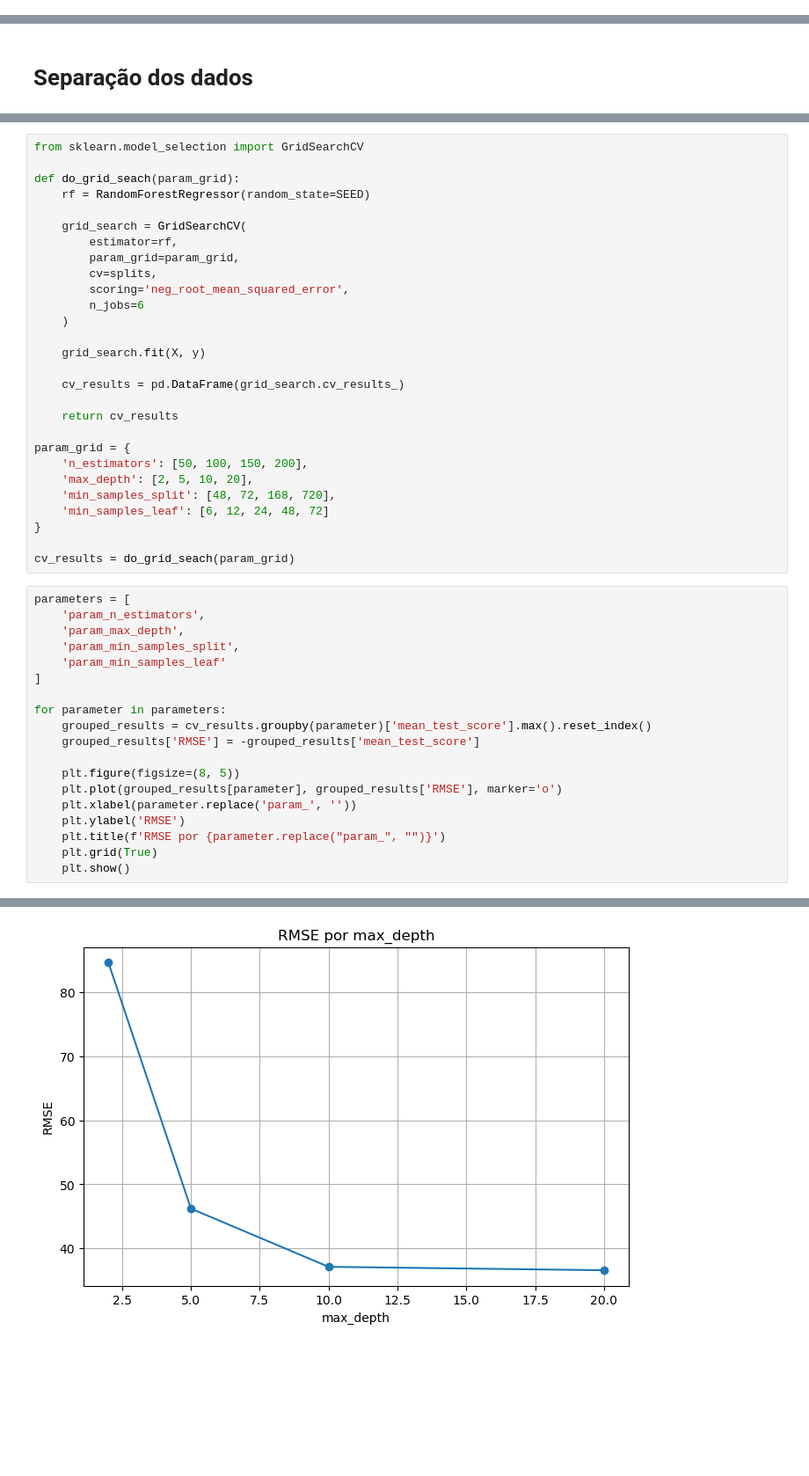
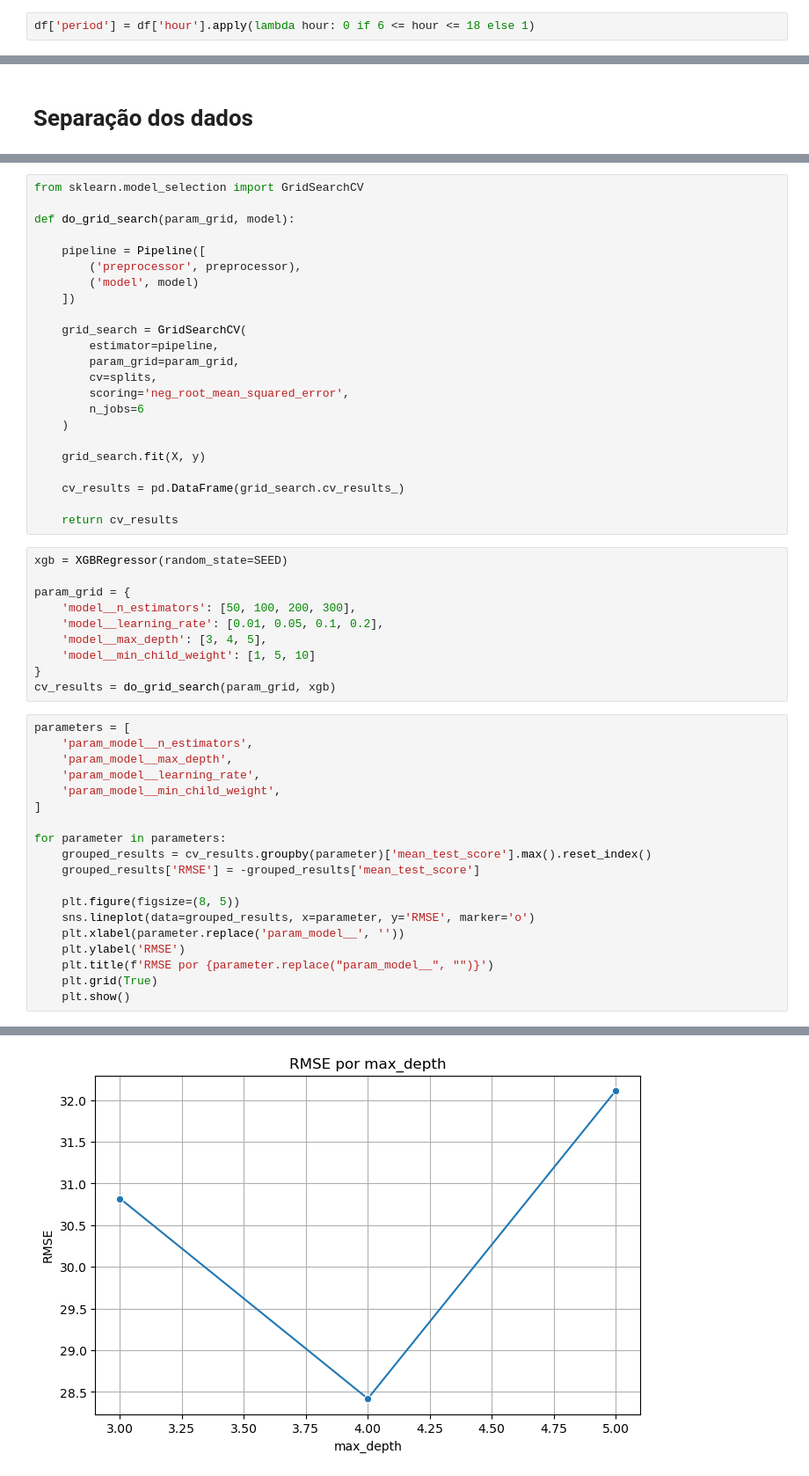
Before and after one commit to igao01/ds_bike_sharing, a Jupyter notebook: notebooks/04_feature engineering.ipynb, the cells around one changed output, grey strips where cells are left out. Shown at 88% size. Saved outputs shown, nothing was run; the diff lists cells and outputs as text; blank space fills up the shorter version.

Commit message:
Modelo final selecionado

```diff
--- a/notebooks/04_feature engineering.ipynb
+++ b/notebooks/04_feature engineering.ipynb
@@ -39,0 +29,2 @@ Essa análise será utilizada como referência para avaliar uma versão mais enx
+# %%
+df['period'] = df['hour'].apply(lambda hour: 0 if 6 <= hour <= 18 else 1)
@@ -170,11 +246,15 @@ A configuração selecionada foi composta por `n_estimators=100`, `max_depth=10`
 # %%
 from sklearn.model_selection import GridSearchCV
 
-def do_grid_seach(param_grid):
-    rf = RandomForestRegressor(random_state=SEED)
+def do_grid_search(param_grid, model):
+
+    pipeline = Pipeline([
+        ('preprocessor', preprocessor),
+        ('model', model)
+    ])
 
     grid_search = GridSearchCV(
-        estimator=rf,
+        estimator=pipeline,
         param_grid=param_grid,
         cv=splits,
         scoring='neg_root_mean_squared_error',
@@ -186,21 +266,22 @@ def do_grid_seach(param_grid):
     cv_results = pd.DataFrame(grid_search.cv_results_)
 
     return cv_results
-
-param_grid = {
-    'n_estimators': [50, 100, 150, 200],
-    'max_depth': [2, 5, 10, 20],
-    'min_samples_split': [48, 72, 168, 720],
-    'min_samples_leaf': [6, 12, 24, 48, 72]
-}
-
-cv_results = do_grid_seach(param_grid)
+# %%
+xgb = XGBRegressor(random_state=SEED)
+
+param_grid = {
+    'model__n_estimators': [50, 100, 200, 300],
+    'model__learning_rate': [0.01, 0.05, 0.1, 0.2],
+    'model__max_depth': [3, 4, 5],
+    'model__min_child_weight': [1, 5, 10]
+}
+cv_results = do_grid_search(param_grid, xgb)
 # %%
 parameters = [
-    'param_n_estimators',
-    'param_max_depth',
-    'param_min_samples_split',
-    'param_min_samples_leaf'
+    'param_model__n_estimators',
+    'param_model__max_depth',
+    'param_model__learning_rate',
+    'param_model__min_child_weight',
 ]
 
 for parameter in parameters:
@@ -208,10 +289,10 @@ for parameter in parameters:
     grouped_results['RMSE'] = -grouped_results['mean_test_score']
 
     plt.figure(figsize=(8, 5))
-    plt.plot(grouped_results[parameter], grouped_results['RMSE'], marker='o')
-    plt.xlabel(parameter.replace('param_', ''))
+    sns.lineplot(data=grouped_results, x=parameter, y='RMSE', marker='o')
+    plt.xlabel(parameter.replace('param_model__', ''))
     plt.ylabel('RMSE')
-    plt.title(f'RMSE por {parameter.replace("param_", "")}')
+    plt.title(f'RMSE por {parameter.replace("param_model__", "")}')
     plt.grid(True)
     plt.show()
 # %% [output]
@@ -219 +300 @@ for parameter in parameters:
-[figure, old version]
+[figure, new version]
```
Also changed, not shown: parts of 69 cells of this notebook, 3 other files.
